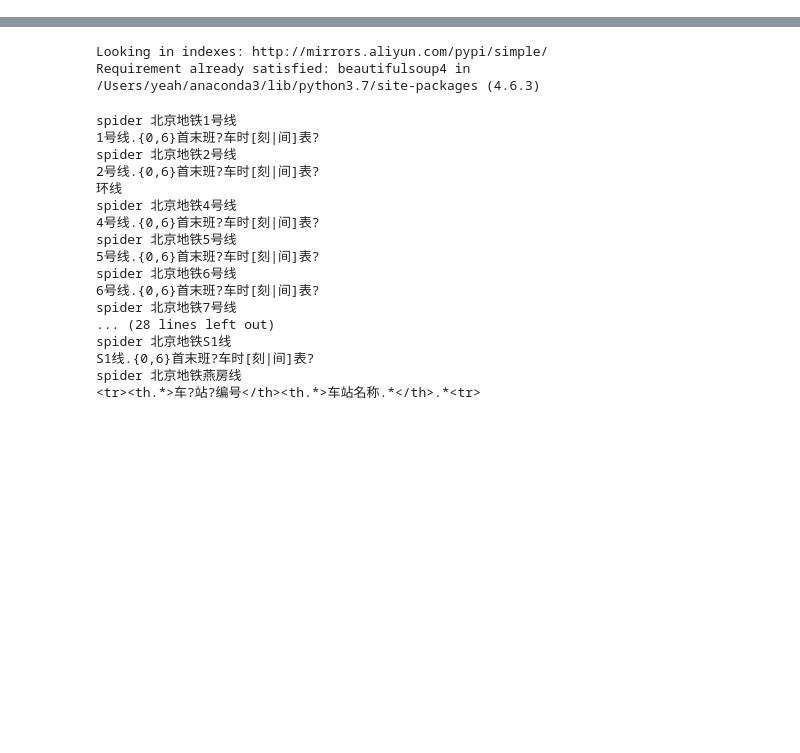
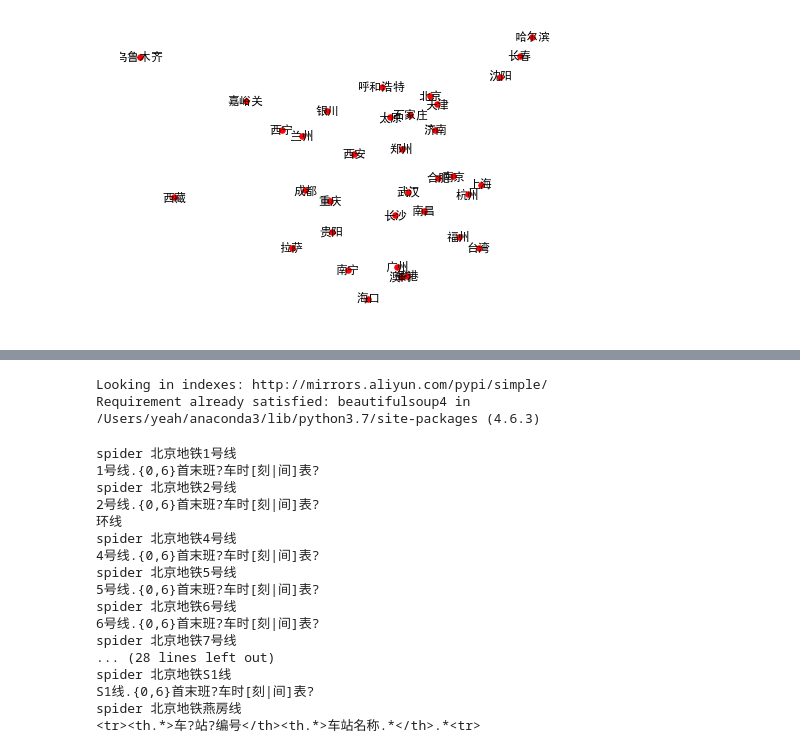
Before and after one commit to yueraiyu/nlp_lessons, a Jupyter notebook: com/yeay/lessons2/code/self_practice.ipynb, the cells around one changed output, grey strips where cells are left out. Cells and saved outputs as stored; diff of their text form; code cells hidden in the pictures; blank space fills up the shorter version.

```diff
--- a/com/yeay/lessons2/code/self_practice.ipynb
+++ b/com/yeay/lessons2/code/self_practice.ipynb
@@ -0,0 +62,7 @@
+# %%
+for line in coordination_source.split('\n') :
+    city_info = re.findall(pattern, line)
+    if not city_info : continue
+
+    city, long, lat = city_info[0]
+    city_location[city] = (float(long), float(lat))
@@ -0,0 +140,4 @@
+# %%
+city_graph = nx.Graph()
+# %%
+city_graph.add_nodes_from(city_location.keys())
@@ -0,0 +148,7 @@
+# %%
+plt.rcParams['font.sans-serif'] = ['SimHei']
+plt.rcParams['axes.unicode_minus'] = False
+# %%
+nx.draw(city_graph, city_location, with_labels = True, node_size = 30)
+# %% [output]
+[figure, added]
```
Also changed, not shown: parts of 76 cells of this notebook, 1 other file.
